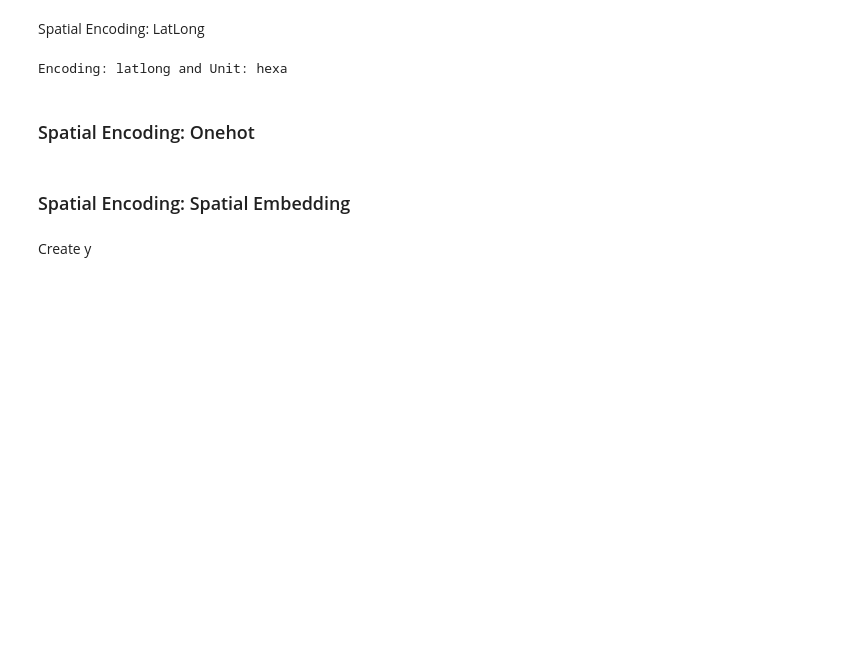
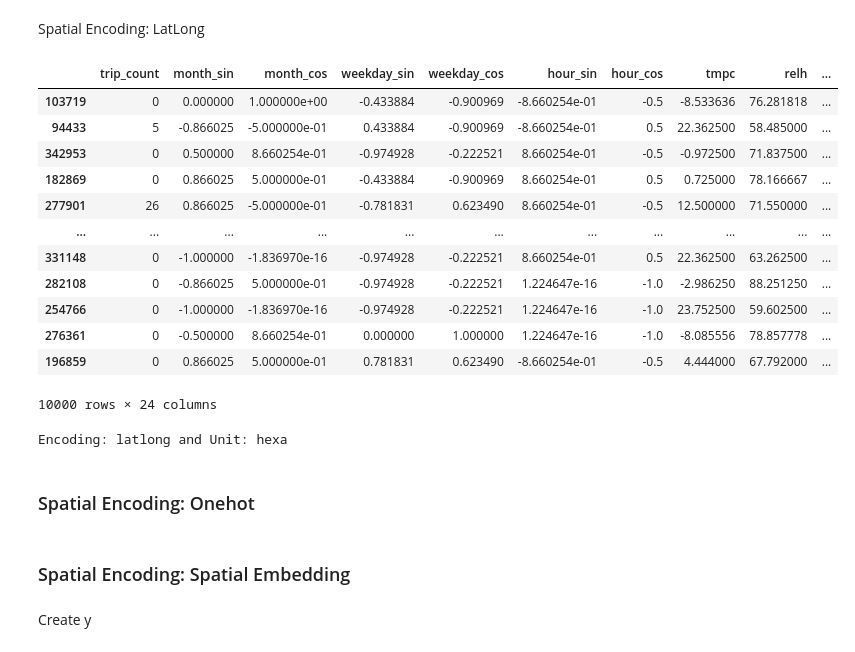
Before and after one commit to angfe/Group-3-AAA, a Jupyter notebook: notebooks/03_02_predictive_analytics_svm.ipynb, the cells around one changed output. Cells and saved outputs as stored; diff of their text form; code cells hidden in the pictures; blank space fills up the shorter version.

```diff
--- a/notebooks/03_02_predictive_analytics_svm.ipynb
+++ b/notebooks/03_02_predictive_analytics_svm.ipynb
@@ -122,7 +127,7 @@ EXCLUDE_COLS = [
 Load data and select features and target
 # %%
 # Load data
-train_df = pd.read_parquet(DATA_PATH_TRAIN)
-test_df = pd.read_parquet(DATA_PATH_TEST)
-val_df = pd.read_parquet(DATA_PATH_VAL)
+train = pd.read_parquet(DATA_PATH_TRAIN)
+test = pd.read_parquet(DATA_PATH_TEST)
+val = pd.read_parquet(DATA_PATH_VAL)
 # %%
@@ -193,4 +222,20 @@ def spherical_encode(lat, lon):
     y = np.cos(lat_rad) * np.sin(lon_rad)
     z = np.sin(lat_rad)
     return np.stack([x, y, z], axis=-1)
+# %%
+train_df
+# %% [output]
+|  | trip_count | month_sin | month_cos | weekday_sin | weekday_cos | hour_sin | hour_cos | tmpc | relh | ... |
+| 103719 | 0 | 0.000000 | 1.000000e+00 | -0.433884 | -0.900969 | -8.660254e-01 | -0.5 | -8.533636 | 76.281818 | ... |
+| 94433 | 5 | -0.866025 | -5.000000e-01 | 0.433884 | -0.900969 | -8.660254e-01 | 0.5 | 22.362500 | 58.485000 | ... |
+| 342953 | 0 | 0.500000 | 8.660254e-01 | -0.974928 | -0.222521 | 8.660254e-01 | -0.5 | -0.972500 | 71.837500 | ... |
+| 182869 | 0 | 0.866025 | 5.000000e-01 | -0.433884 | -0.900969 | 8.660254e-01 | 0.5 | 0.725000 | 78.166667 | ... |
+| 277901 | 26 | 0.866025 | -5.000000e-01 | -0.781831 | 0.623490 | 8.660254e-01 | -0.5 | 12.500000 | 71.550000 | ... |
+| ... | ... | ... | ... | ... | ... | ... | ... | ... | ... | ... |
+| 331148 | 0 | -1.000000 | -1.836970e-16 | -0.974928 | -0.222521 | 8.660254e-01 | 0.5 | 22.362500 | 63.262500 | ... |
+| 282108 | 0 | -0.866025 | 5.000000e-01 | -0.974928 | -0.222521 | 1.224647e-16 | -1.0 | -2.986250 | 88.251250 | ... |
+| 254766 | 0 | -1.000000 | -1.836970e-16 | -0.974928 | -0.222521 | 1.224647e-16 | -1.0 | 23.752500 | 59.602500 | ... |
+| 276361 | 0 | -0.500000 | 8.660254e-01 | 0.000000 | 1.000000 | 1.224647e-16 | -1.0 | -8.085556 | 78.857778 | ... |
+| 196859 | 0 | 0.866025 | 5.000000e-01 | 0.781831 | 0.623490 | -8.660254e-01 | -0.5 | 4.444000 | 67.792000 | ... |
+10000 rows × 24 columns
 # %%
```
Also changed, not shown: parts of 18 cells of this notebook.
